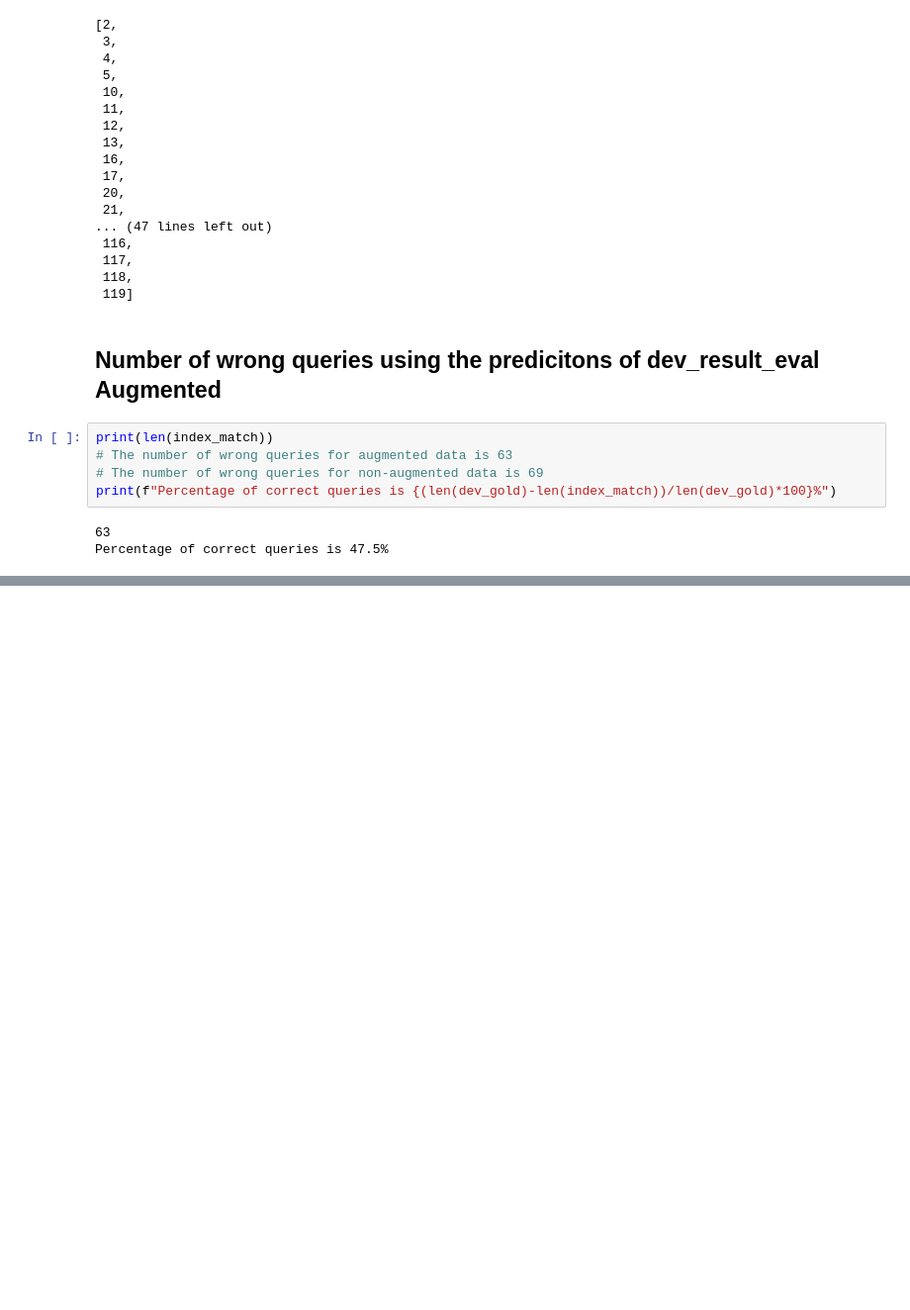
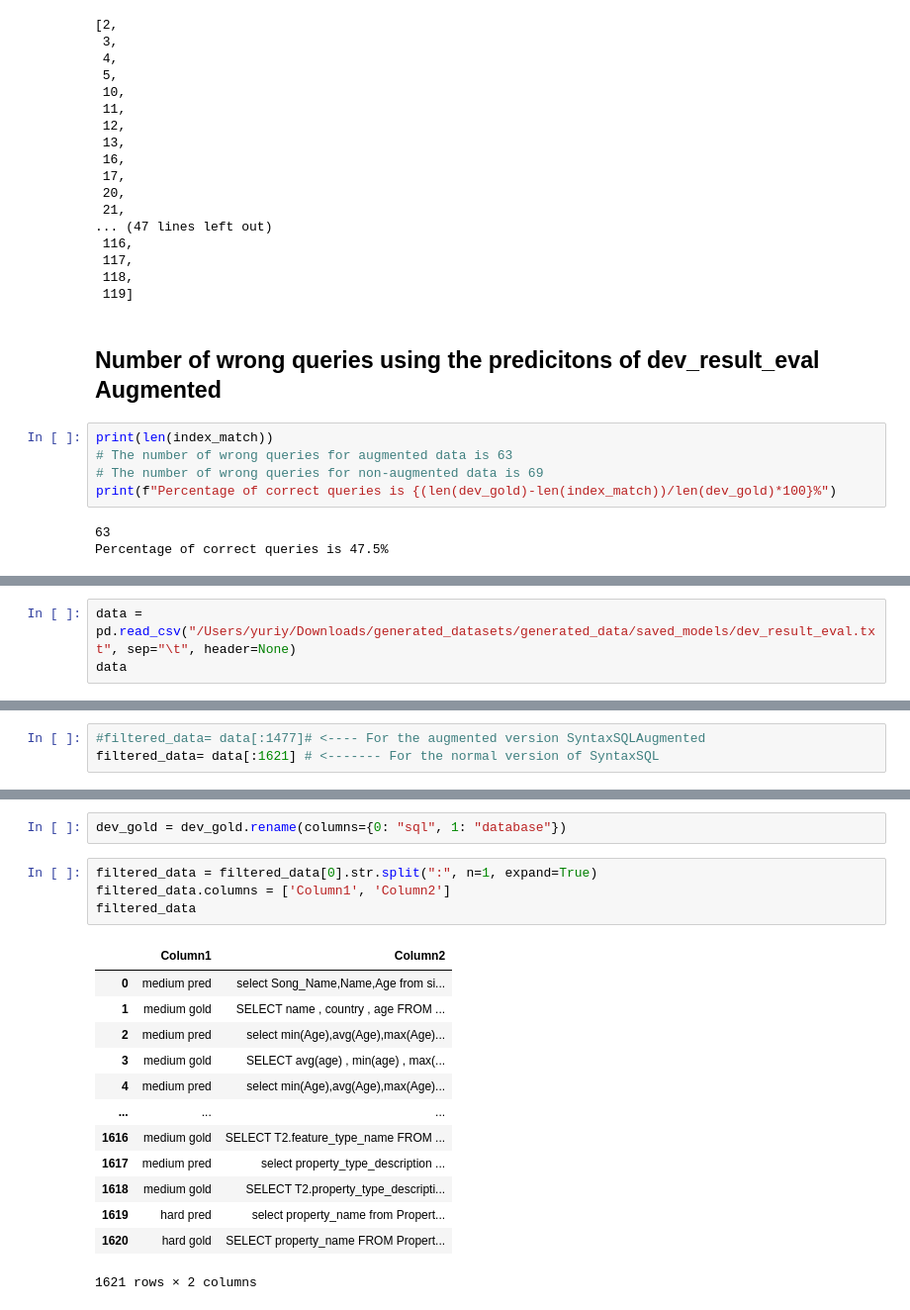
Before and after one commit to yuriyvnv/Neural-Rule-Based-model-for-Text-to-SQL, a Jupyter notebook: Results/EditSQLResults/reproduceResultsSyntaxSQL.ipynb, the cells around one changed output, grey strips where cells are left out. Shown at 99% size. Cells and saved outputs as stored; diff of their text form; blank space fills up the shorter version.

Commit message:
Finalised the results for SyntaxSQLNet

```diff
--- a/Results/EditSQLResults/reproduceResultsSyntaxSQL.ipynb
+++ b/Results/EditSQLResults/reproduceResultsSyntaxSQL.ipynb
@@ -223,0 +243,3 @@ Percentage of correct queries is 47.5%
+# %%
+data = pd.read_csv("/Users/yuriy/Downloads/generated_datasets/generated_data/saved_models/dev_result_eval.txt", sep="\t", header=None)
+data
@@ -223,0 +260,3 @@ Percentage of correct queries is 47.5%
+# %%
+#filtered_data= data[:1477]# <---- For the augmented version SyntaxSQLAugmented
+filtered_data= data[:1621] # <------- For the normal version of SyntaxSQL
@@ -223,0 +280,20 @@ Percentage of correct queries is 47.5%
+# %%
+dev_gold = dev_gold.rename(columns={0: "sql", 1: "database"})
+# %%
+filtered_data = filtered_data[0].str.split(":", n=1, expand=True)
+filtered_data.columns = ['Column1', 'Column2']
+filtered_data
+# %% [output]
+|  | Column1 | Column2 |
+| 0 | medium pred | select Song_Name,Name,Age from si... |
+| 1 | medium gold | SELECT name , country , age FROM ... |
+| 2 | medium pred | select min(Age),avg(Age),max(Age)... |
+| 3 | medium gold | SELECT avg(age) , min(age) , max(... |
+| 4 | medium pred | select min(Age),avg(Age),max(Age)... |
+| ... | ... | ... |
+| 1616 | medium gold | SELECT T2.feature_type_name FROM ... |
+| 1617 | medium pred | select property_type_description ... |
+| 1618 | medium gold | SELECT T2.property_type_descripti... |
+| 1619 | hard pred | select property_name from Propert... |
+| 1620 | hard gold | SELECT property_name FROM Propert... |
+1621 rows × 2 columns
```
Also changed, not shown: parts of 11 cells of this notebook.
